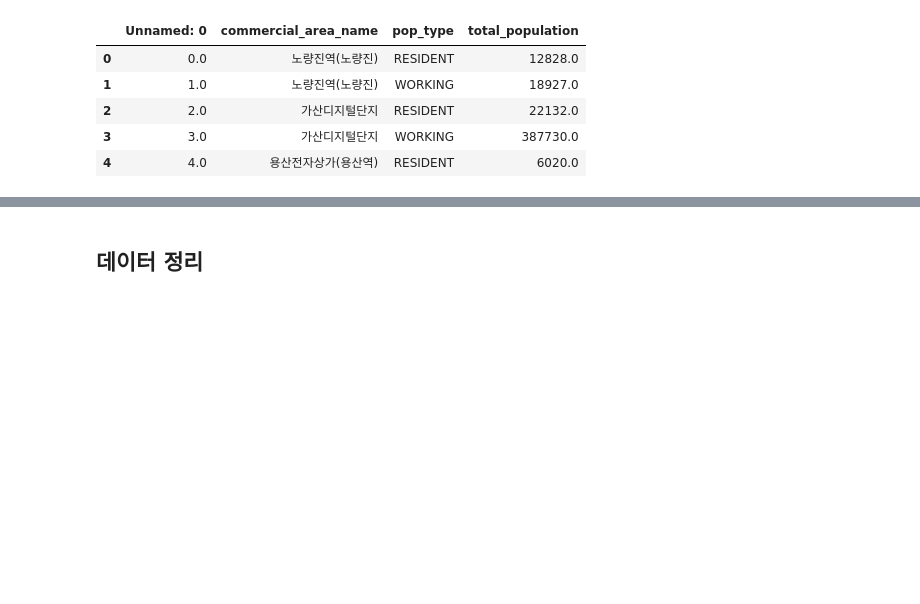
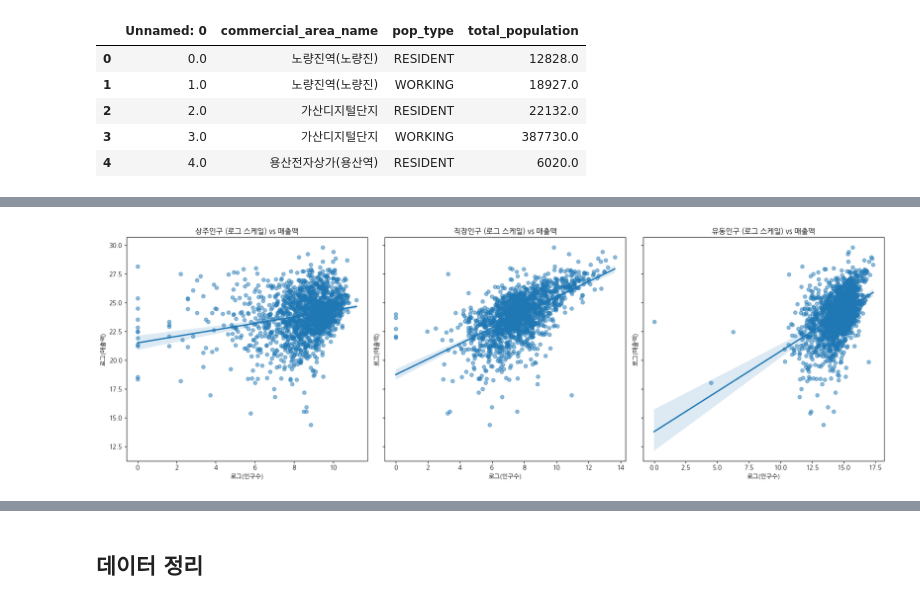
Before and after one commit to hyoinYang/eda-repo-4, a Jupyter notebook: src/eda/local_population_and_commercial_area_.ipynb, the cells around one changed output, grey strips where cells are left out. Drawn from its saved outputs; the diff is of its cells as text; code cells hidden in the pictures; blank space fills up the shorter version.

```diff
--- a/src/eda/local_population_and_commercial_area_.ipynb
+++ b/src/eda/local_population_and_commercial_area_.ipynb
@@ -476,0 +506,25 @@ plt.show()
+# %%
+import seaborn as sns
+import matplotlib.pyplot as plt
+import koreanize_matplotlib
+import numpy as np
+
+fig, axes = plt.subplots(1, 3, figsize=(18, 6), sharey=True)
+
+# 로그 스케일 적용 (0 값 방지 위해 +1)
+sns.regplot(data=merged, x=np.log1p(merged['RESIDENT']), y='log_sales', ax=axes[0], scatter_kws={'alpha':0.5})
+sns.regplot(data=merged, x=np.log1p(merged['WORKING']), y='log_sales', ax=axes[1], scatter_kws={'alpha':0.5})
+sns.regplot(data=merged, x=np.log1p(merged['FLOATING']), y='log_sales', ax=axes[2], scatter_kws={'alpha':0.5})
+
+axes[0].set_title('상주인구 (로그 스케일) vs 매출액')
+axes[1].set_title('직장인구 (로그 스케일) vs 매출액')
+axes[2].set_title('유동인구 (로그 스케일) vs 매출액')
+
+for ax in axes:
+    ax.set_xlabel('로그(인구수)')
+    ax.set_ylabel('로그(매출액)')
+
+plt.tight_layout()
+plt.show()
+# %% [output]
+[figure, added]
```
Also changed, not shown: parts of 13 cells of this notebook.
